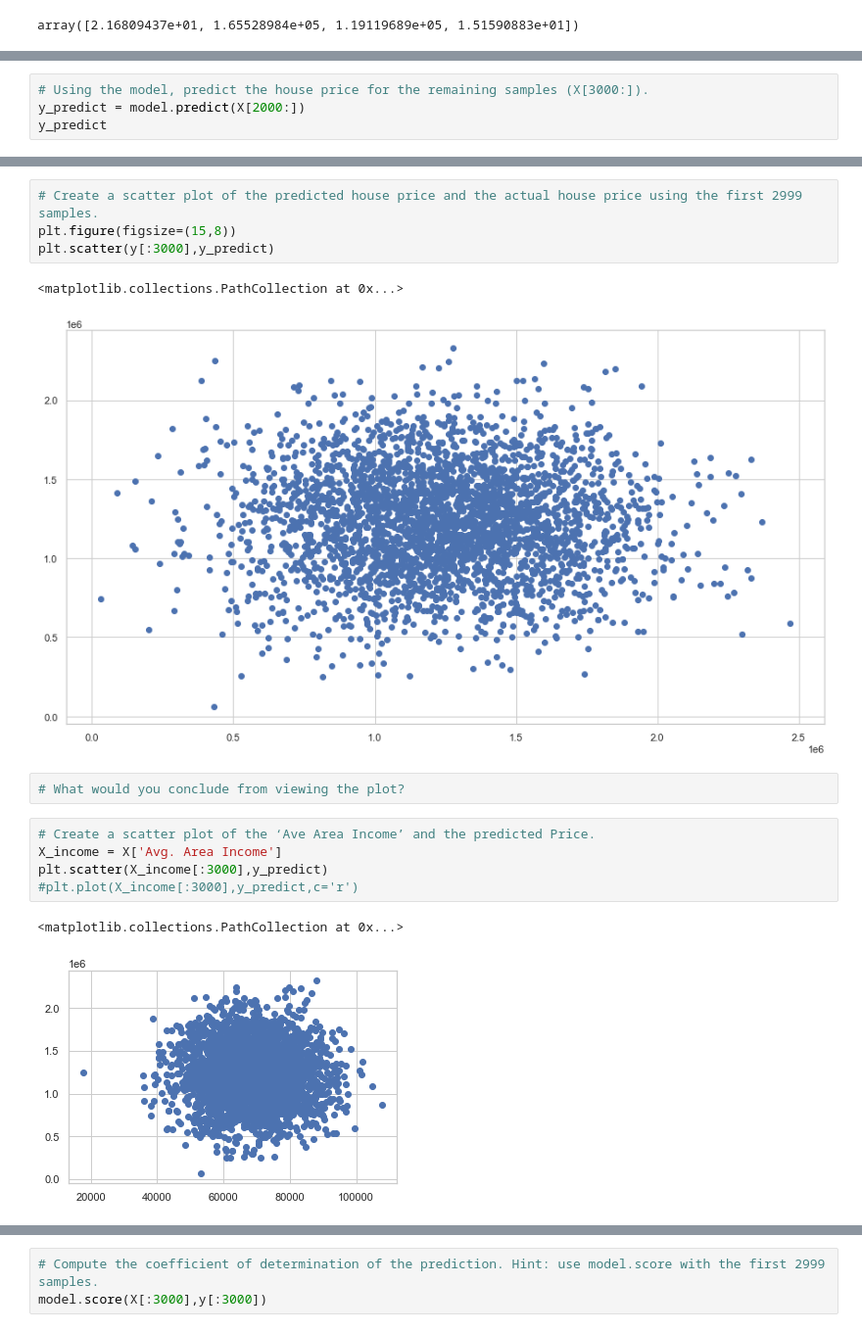
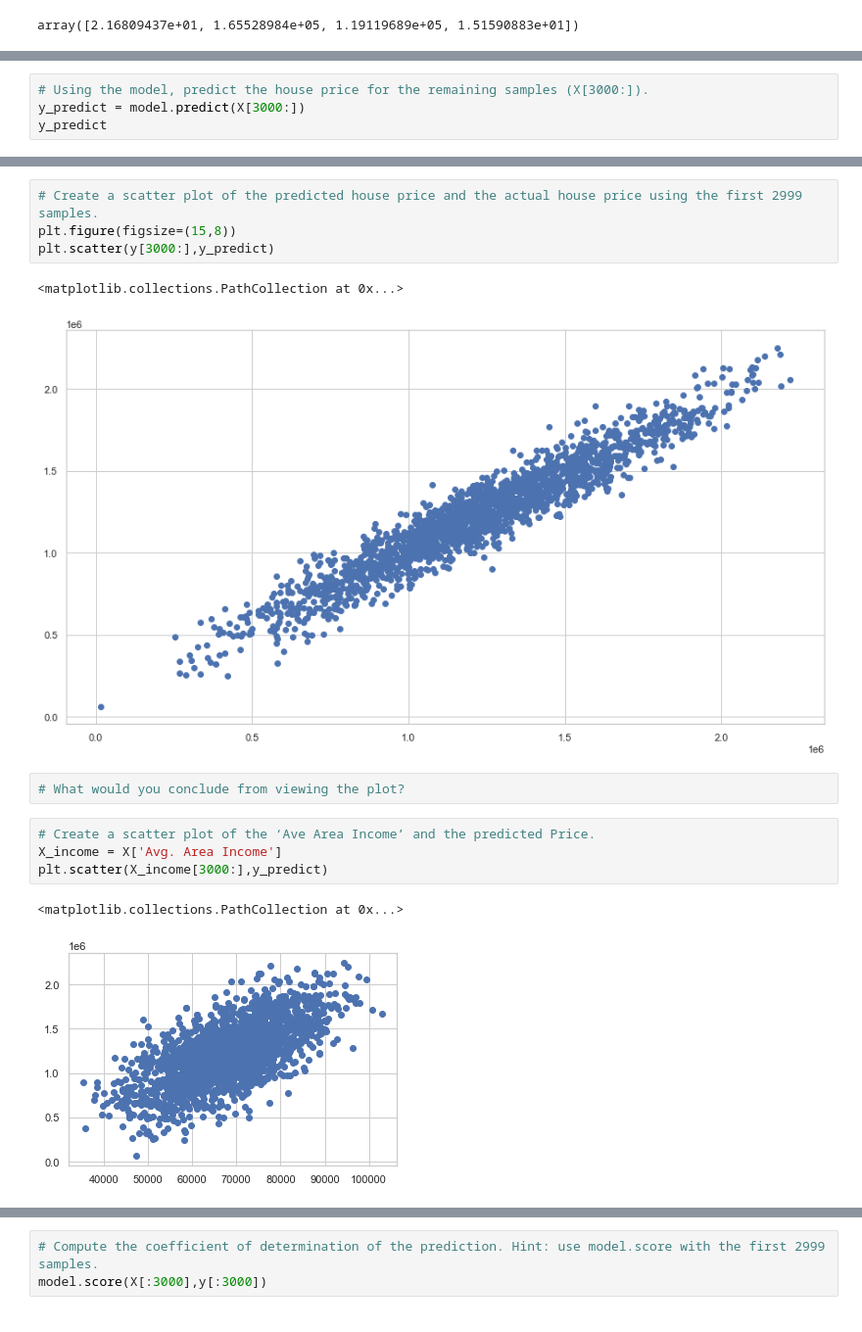
Before and after one commit to mfouquier/5400-Python-DataScience, a Jupyter notebook: Fouquier10.ipynb, the cells around one changed output, grey strips where cells are left out. Shown at 98% size. Drawn from its saved outputs; the diff is of its cells as text.

```diff
--- a/Fouquier10.ipynb
+++ b/Fouquier10.ipynb
@@ -91,5 +91,5 @@ model.intercept_
 # %%
 # Using the model, predict the house price for the remaining samples (X[3000:]).
-y_predict = model.predict(X[2000:])
+y_predict = model.predict(X[3000:])
 y_predict
 # %% [output]
@@ -109,20 +107,19 @@ r2_score(y[:3000], y_predict)
 # %%
 # Create a scatter plot of the predicted house price and the actual house price using the first 2999 samples.
 plt.figure(figsize=(15,8))
-plt.scatter(y[:3000],y_predict)
+plt.scatter(y[3000:],y_predict)
 # %% [output]
 <matplotlib.collections.PathCollection at 0x...>
-[figure, old version]
+[figure, new version]
 # %%
 # What would you conclude from viewing the plot?
 # %%
 # Create a scatter plot of the ‘Ave Area Income’ and the predicted Price.
 X_income = X['Avg. Area Income']
-plt.scatter(X_income[:3000],y_predict)
-#plt.plot(X_income[:3000],y_predict,c='r')
+plt.scatter(X_income[3000:],y_predict)
 # %% [output]
 <matplotlib.collections.PathCollection at 0x...>
-[figure, old version]
+[figure, new version]
 # %%
 # Create a scatter plot of the ‘Ave Area House Age’ and the predicted Price.
 X_age = X['Avg. Area House Age']
```
Also changed, not shown: parts of 6 cells of this notebook, 4 other files.
